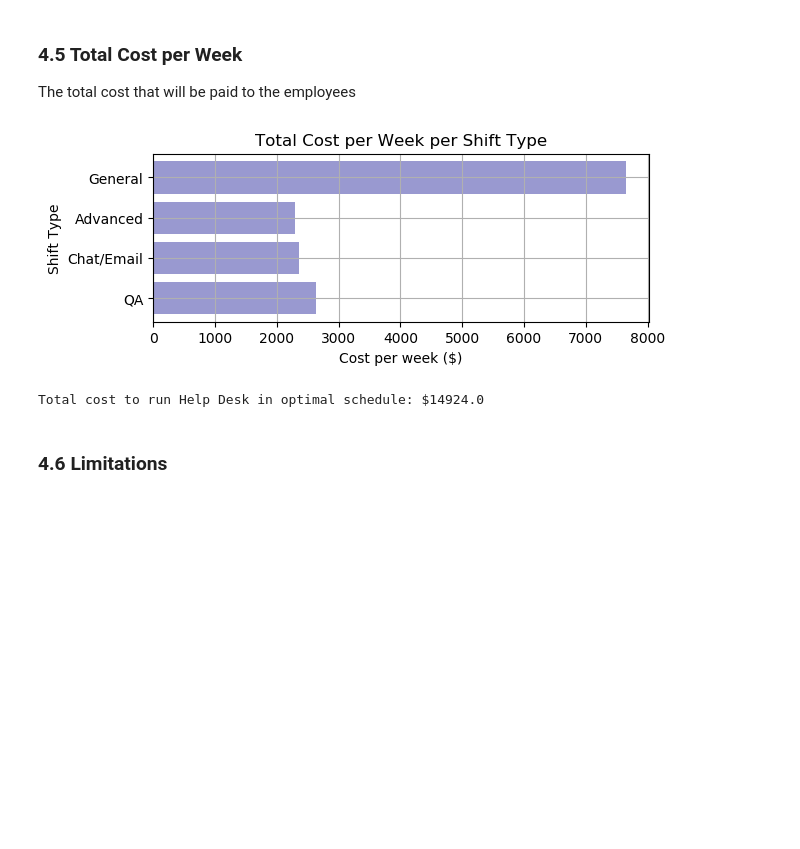
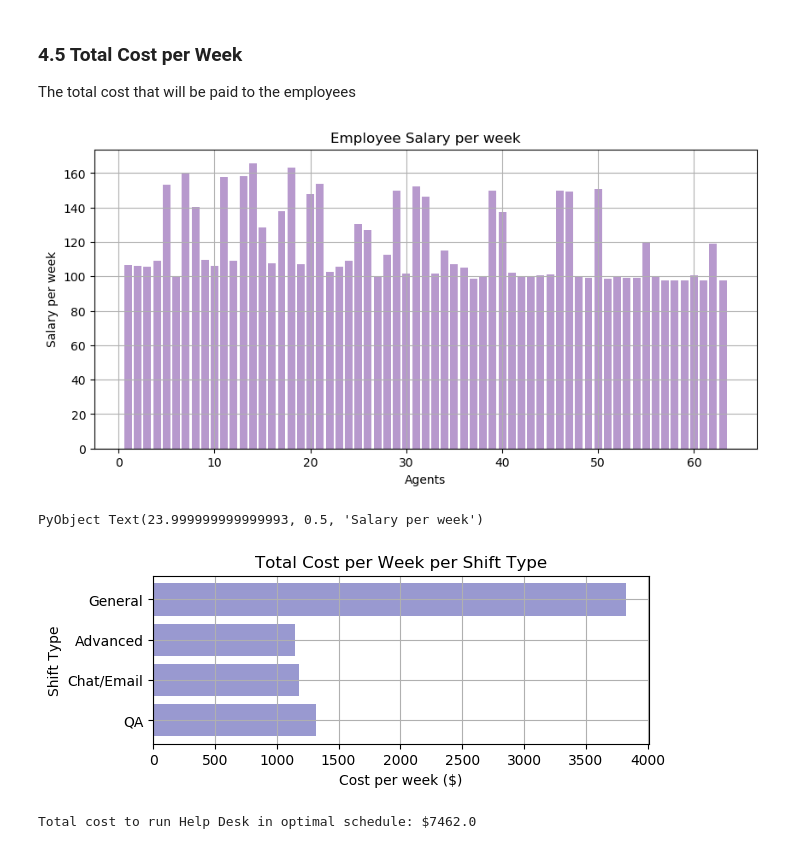
Before and after one commit to mmcook/CS-524-Optimization-Project, a Jupyter notebook: Call Center Schedule Optimization.ipynb, the cells around one changed output. Saved outputs shown, nothing was run; the diff lists cells and outputs as text; code cells hidden in the pictures; blank space fills up the shorter version.

```diff
--- a/Call Center Schedule Optimization.ipynb
+++ b/Call Center Schedule Optimization.ipynb
@@ -507,11 +565,36 @@ shiftRatio(46)
 # %% [markdown]
 ### 4.5 Total Cost per Week ###
 The total cost that will be paid to the employees
+# %%
+numAgents = []
+for j = 1:J
+    push!(numAgents, j)
+end
+
+# Calculate the total working hours per week for each agent
+payPerWeek = []
+for j = 1:J
+   pay = sum(C[1]*getvalue(w[i,j,d]) + C[2]*getvalue(x[i,j,d]) + C[3]*getvalue(y[i,j,d]) + C[4]*getvalue(z[i,j,d])
+                for i = 1:I, d = 1:D) / 2
+   push!(payPerWeek, pay)
+end
+
+fig = figure("pyplot_barplot",figsize=(10,10))
+subplot(211)
+b = bar(numAgents,payPerWeek,color = "indigo", align="center",alpha=0.4)
+axis("tight")
+title("Employee Salary per week")
+grid("on")
+xlabel("Agents")
+ylabel("Salary per week")
+# %% [output]
+[figure, added]
+PyObject Text(23.999999999999993, 0.5, 'Salary per week')
 # %%
-QAPay = C[1] * sum(getvalue(w[i,j,d]) for i = 1:I, j = 1:J, d = 1:D);
-ChatPay = C[2] * sum(getvalue(x[i,j,d]) for i = 1:I, j = 1:J, d = 1:D);
-AdvPay = C[3] * sum(getvalue(y[i,j,d]) for i = 1:I, j = 1:J, d = 1:D);
-GenPay =  C[4] * sum(getvalue(z[i,j,d]) for i = 1:I, j = 1:J, d = 1:D);
+QAPay = C[1] * sum(getvalue(w[i,j,d]) for i = 1:I, j = 1:J, d = 1:D)/2;
+ChatPay = C[2] * sum(getvalue(x[i,j,d]) for i = 1:I, j = 1:J, d = 1:D)/2;
+AdvPay = C[3] * sum(getvalue(y[i,j,d]) for i = 1:I, j = 1:J, d = 1:D)/2;
+GenPay =  C[4] * sum(getvalue(z[i,j,d]) for i = 1:I, j = 1:J, d = 1:D)/2;
 
 x_axis = []
 push!(x_axis,"QA")
@@ -537,6 +620,4 @@ TotCost = QAPay + ChatPay + AdvPay + GenPay;
 println("Total cost to run Help Desk in optimal schedule: \$", TotCost)
 # %% [output]
 [figure]
-Total cost to run Help Desk in optimal schedule: $14924.0
+Total cost to run Help Desk in optimal schedule: $7462.0
-# %% [markdown]
-### 4.6 Limitations ###
```
Also changed, not shown: parts of 29 cells of this notebook.
